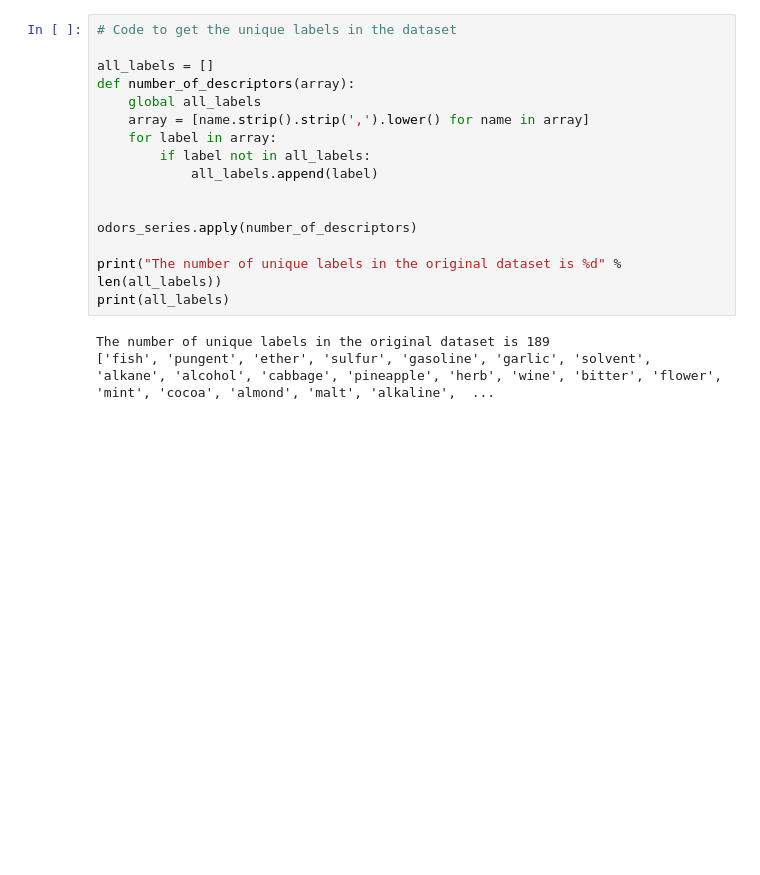
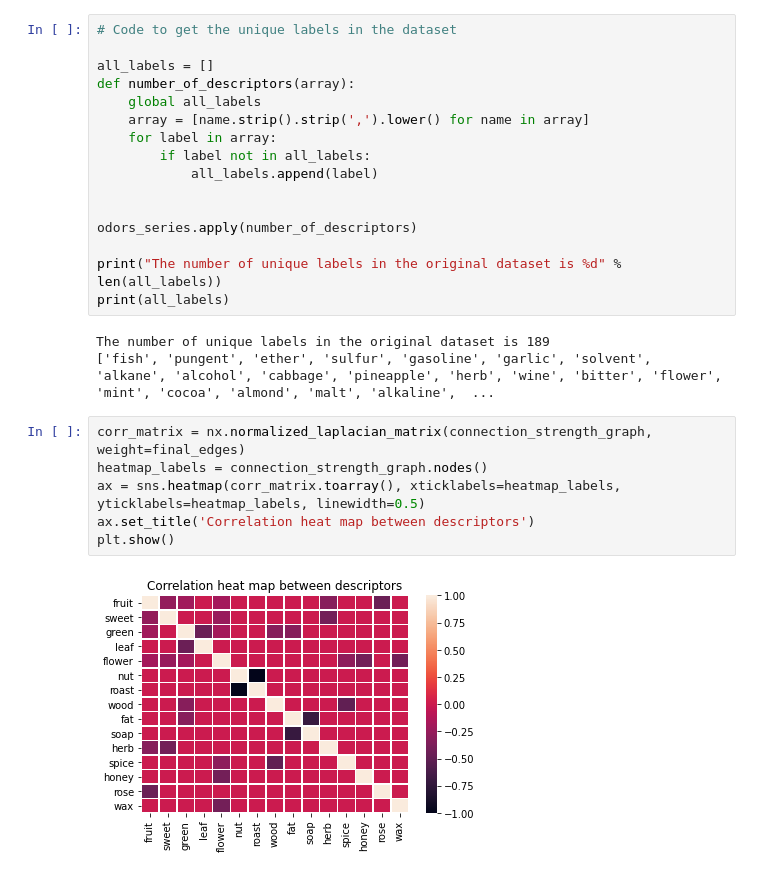
Before and after one commit to aravind1338/MachineOlfaction, a Jupyter notebook: Flavornet_Code/flavornet_preprocessing.ipynb, the cells around one changed output. Drawn from its saved outputs; the diff is of its cells as text; blank space fills up the shorter version.

Commit message:
Added code to visualize heat map of correlation matrix of descriptors, updated report to reflect progress

```diff
--- a/Flavornet_Code/flavornet_preprocessing.ipynb
+++ b/Flavornet_Code/flavornet_preprocessing.ipynb
@@ -117,3 +118,11 @@ print(all_labels)
 # %% [output]
 The number of unique labels in the original dataset is 189
 ['fish', 'pungent', 'ether', 'sulfur', 'gasoline', 'garlic', 'solvent', 'alkane', 'alcohol', 'cabbage', 'pineapple', 'herb', 'wine', 'bitter', 'flower', 'mint', 'cocoa', 'almond', 'malt', 'alkaline',  ...
+# %%
+corr_matrix = nx.normalized_laplacian_matrix(connection_strength_graph, weight=final_edges)
+heatmap_labels = connection_strength_graph.nodes()
+ax = sns.heatmap(corr_matrix.toarray(), xticklabels=heatmap_labels, yticklabels=heatmap_labels, linewidth=0.5)
+ax.set_title('Correlation heat map between descriptors')
+plt.show()
+# %% [output]
+[figure, added]
```
Also changed, not shown: parts of 2 cells of this notebook, 2 other files.
